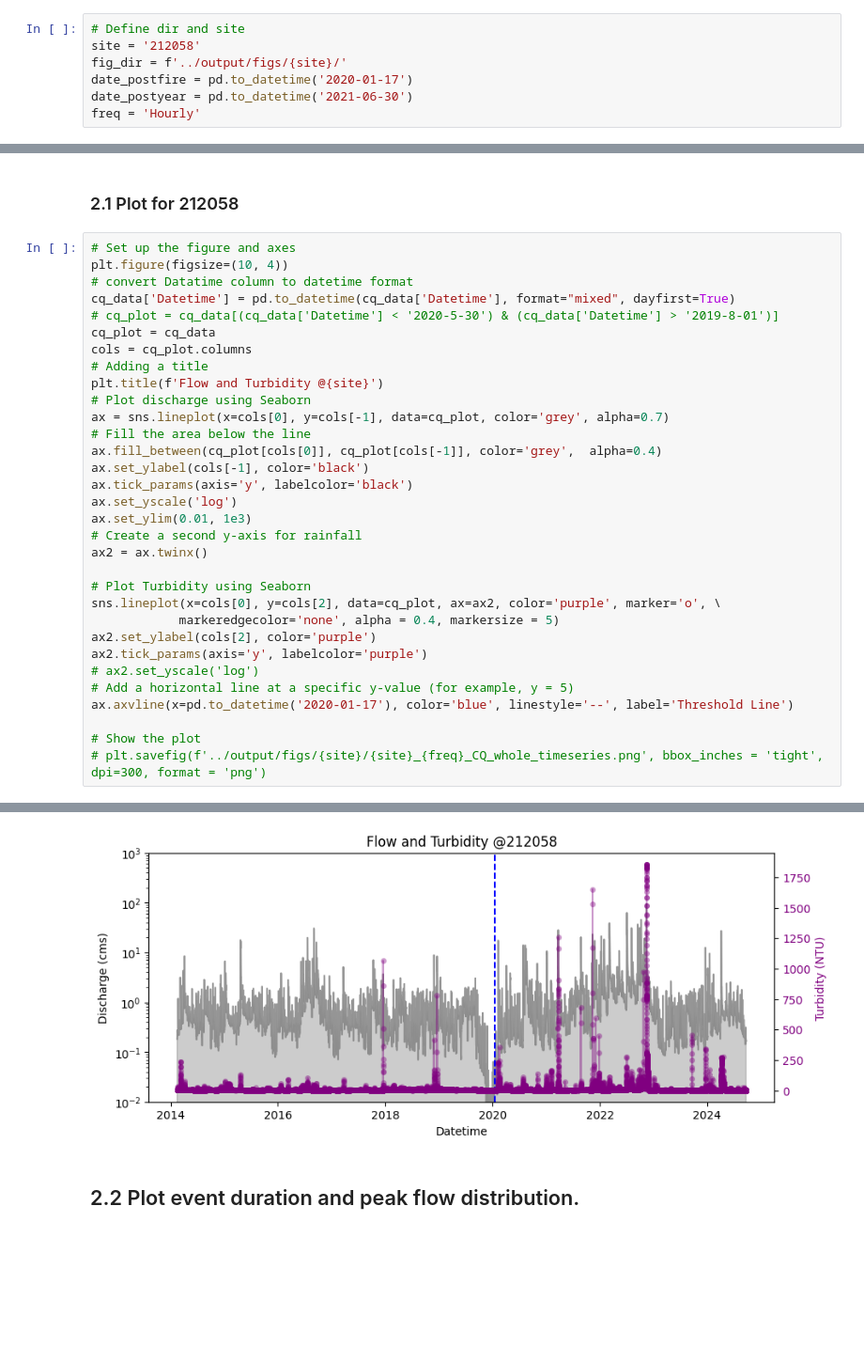
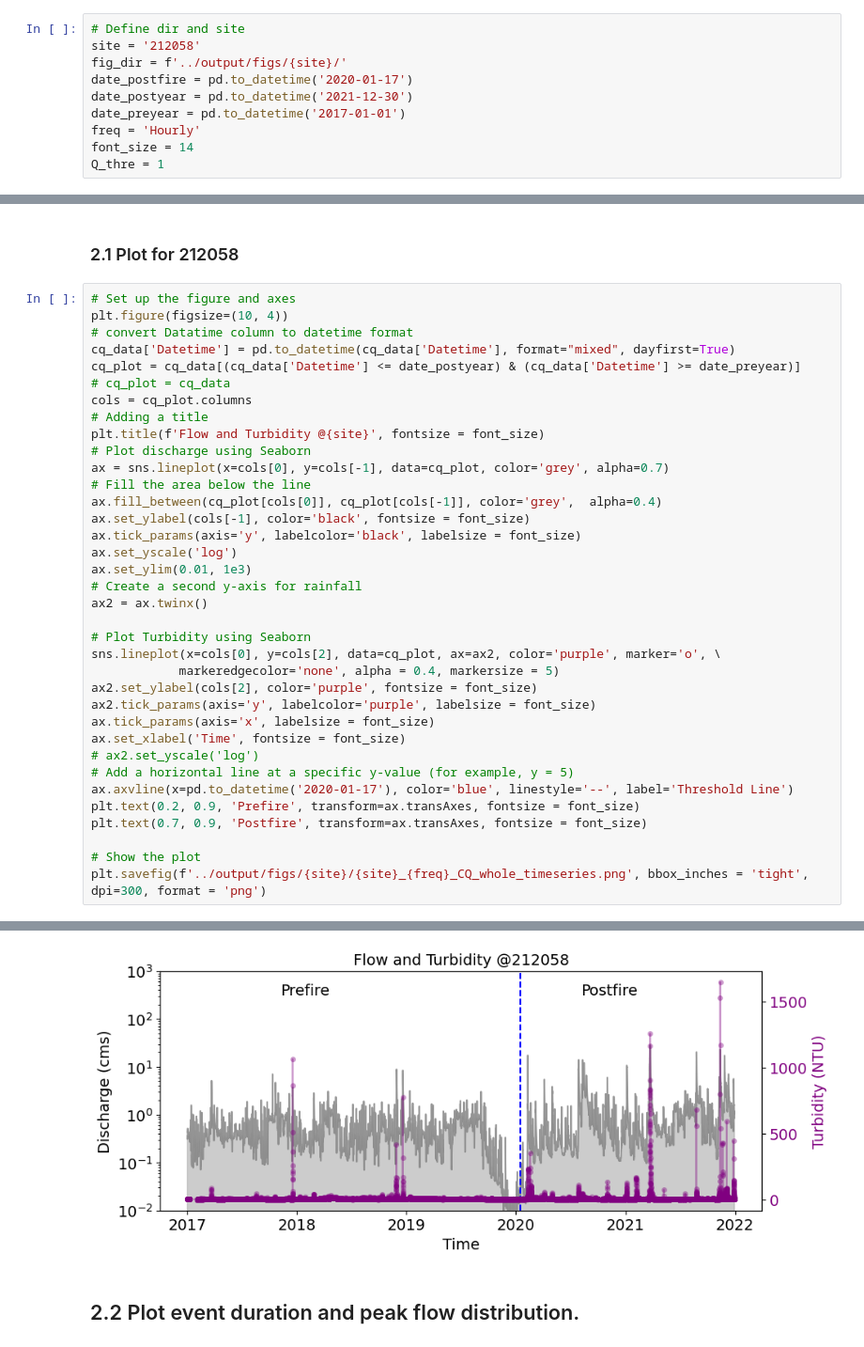
Before and after one commit to QianWanghhu/BushFireWQ, a Jupyter notebook: src/Explore_212058_CQ.ipynb, the cells around one changed output, grey strips where cells are left out. Shown at 94% size. Drawn from its saved outputs; the diff is of its cells as text; blank space fills up the shorter version.

```diff
--- a/src/Explore_212058_CQ.ipynb
+++ b/src/Explore_212058_CQ.ipynb
@@ -12,8 +12,11 @@ import os
 site = '212058'
 fig_dir = f'../output/figs/{site}/'
 date_postfire = pd.to_datetime('2020-01-17')
-date_postyear = pd.to_datetime('2021-06-30')
+date_postyear = pd.to_datetime('2021-12-30')
+date_preyear = pd.to_datetime('2017-01-01')
 freq = 'Hourly'
+font_size = 14
+Q_thre = 1
 # %% [markdown]
 ## 1 Data processing and formating
 # %%
@@ -44,17 +47,17 @@ else: #Generate the formated file if it does not exist.
 plt.figure(figsize=(10, 4))
 # convert Datatime column to datetime format
 cq_data['Datetime'] = pd.to_datetime(cq_data['Datetime'], format="mixed", dayfirst=True)
-# cq_plot = cq_data[(cq_data['Datetime'] < '2020-5-30') & (cq_data['Datetime'] > '2019-8-01')]
-cq_plot = cq_data
+cq_plot = cq_data[(cq_data['Datetime'] <= date_postyear) & (cq_data['Datetime'] >= date_preyear)]
+# cq_plot = cq_data
 cols = cq_plot.columns
 # Adding a title
-plt.title(f'Flow and Turbidity @{site}')
+plt.title(f'Flow and Turbidity @{site}', fontsize = font_size)
 # Plot discharge using Seaborn
 ax = sns.lineplot(x=cols[0], y=cols[-1], data=cq_plot, color='grey', alpha=0.7)
 # Fill the area below the line
 ax.fill_between(cq_plot[cols[0]], cq_plot[cols[-1]], color='grey',  alpha=0.4)
-ax.set_ylabel(cols[-1], color='black')
-ax.tick_params(axis='y', labelcolor='black')
+ax.set_ylabel(cols[-1], color='black', fontsize = font_size)
+ax.tick_params(axis='y', labelcolor='black', labelsize = font_size)
 ax.set_yscale('log')
 ax.set_ylim(0.01, 1e3)
 # Create a second y-axis for rainfall
@@ -63,12 +66,16 @@ ax2 = ax.twinx()
 # Plot Turbidity using Seaborn
 sns.lineplot(x=cols[0], y=cols[2], data=cq_plot, ax=ax2, color='purple', marker='o', \
             markeredgecolor='none', alpha = 0.4, markersize = 5)
-ax2.set_ylabel(cols[2], color='purple')
-ax2.tick_params(axis='y', labelcolor='purple')
+ax2.set_ylabel(cols[2], color='purple', fontsize = font_size)
+ax2.tick_params(axis='y', labelcolor='purple', labelsize = font_size)
+ax.tick_params(axis='x', labelsize = font_size)
+ax.set_xlabel('Time', fontsize = font_size)
 # ax2.set_yscale('log')
 # Add a horizontal line at a specific y-value (for example, y = 5)
 ax.axvline(x=pd.to_datetime('2020-01-17'), color='blue', linestyle='--', label='Threshold Line')
+plt.text(0.2, 0.9, 'Prefire', transform=ax.transAxes, fontsize = font_size)
+plt.text(0.7, 0.9, 'Postfire', transform=ax.transAxes, fontsize = font_size)
 
 # Show the plot
-# plt.savefig(f'../output/figs/{site}/{site}_{freq}_CQ_whole_timeseries.png', bbox_inches = 'tight', dpi=300, format = 'png')
+plt.savefig(f'../output/figs/{site}/{site}_{freq}_CQ_whole_timeseries.png', bbox_inches = 'tight', dpi=300, format = 'png')
 # %% [output]
@@ -76,4 +82,4 @@ ax.axvline(x=pd.to_datetime('2020-01-17'), color='blue', linestyle='--', label='
-[figure, old version]
+[figure, new version]
 # %% [markdown]
 ## 2.2 Plot event duration and peak flow distribution.
 # %%
```
Also changed, not shown: parts of 18 cells of this notebook, 26 other files.
